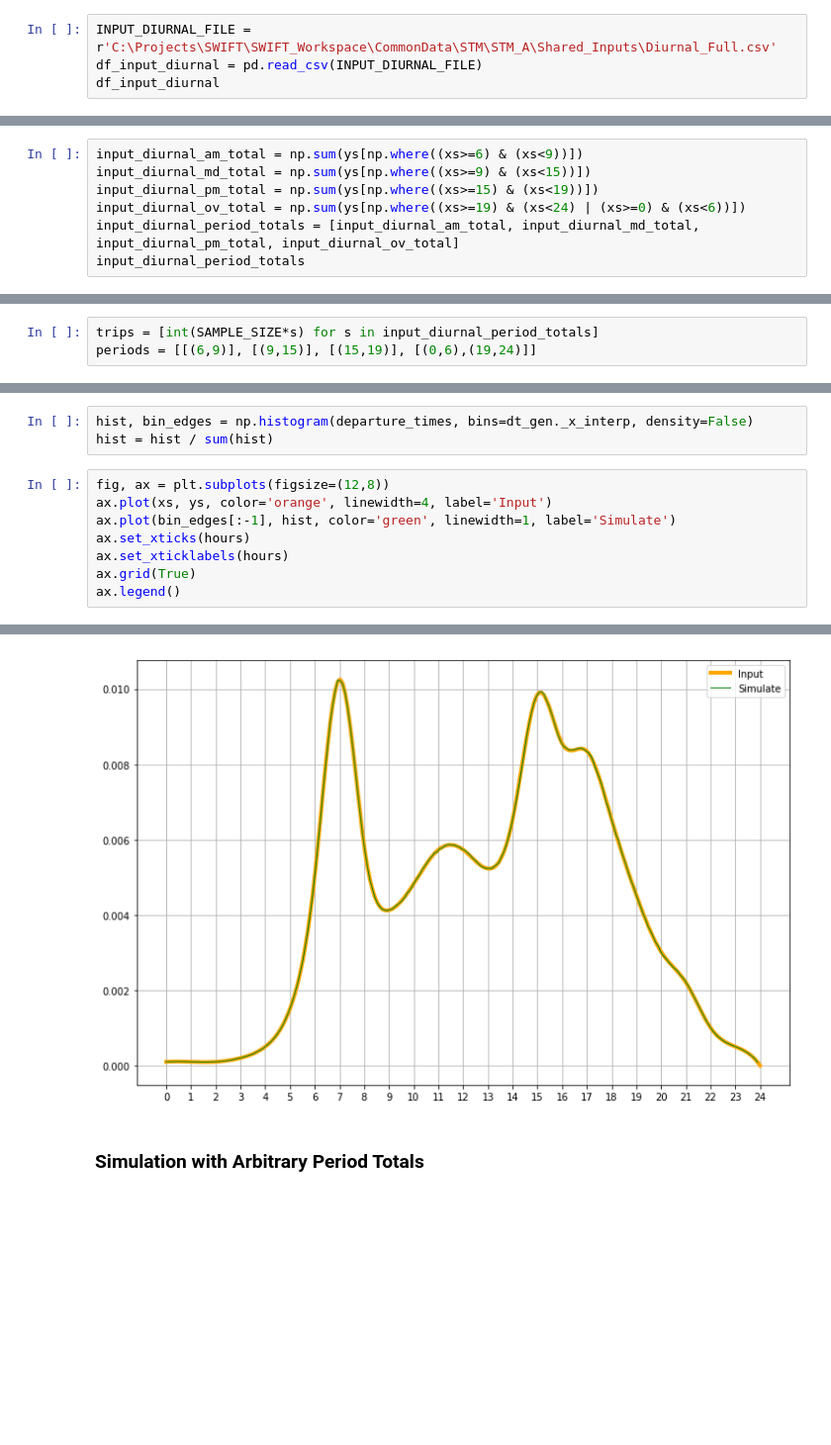
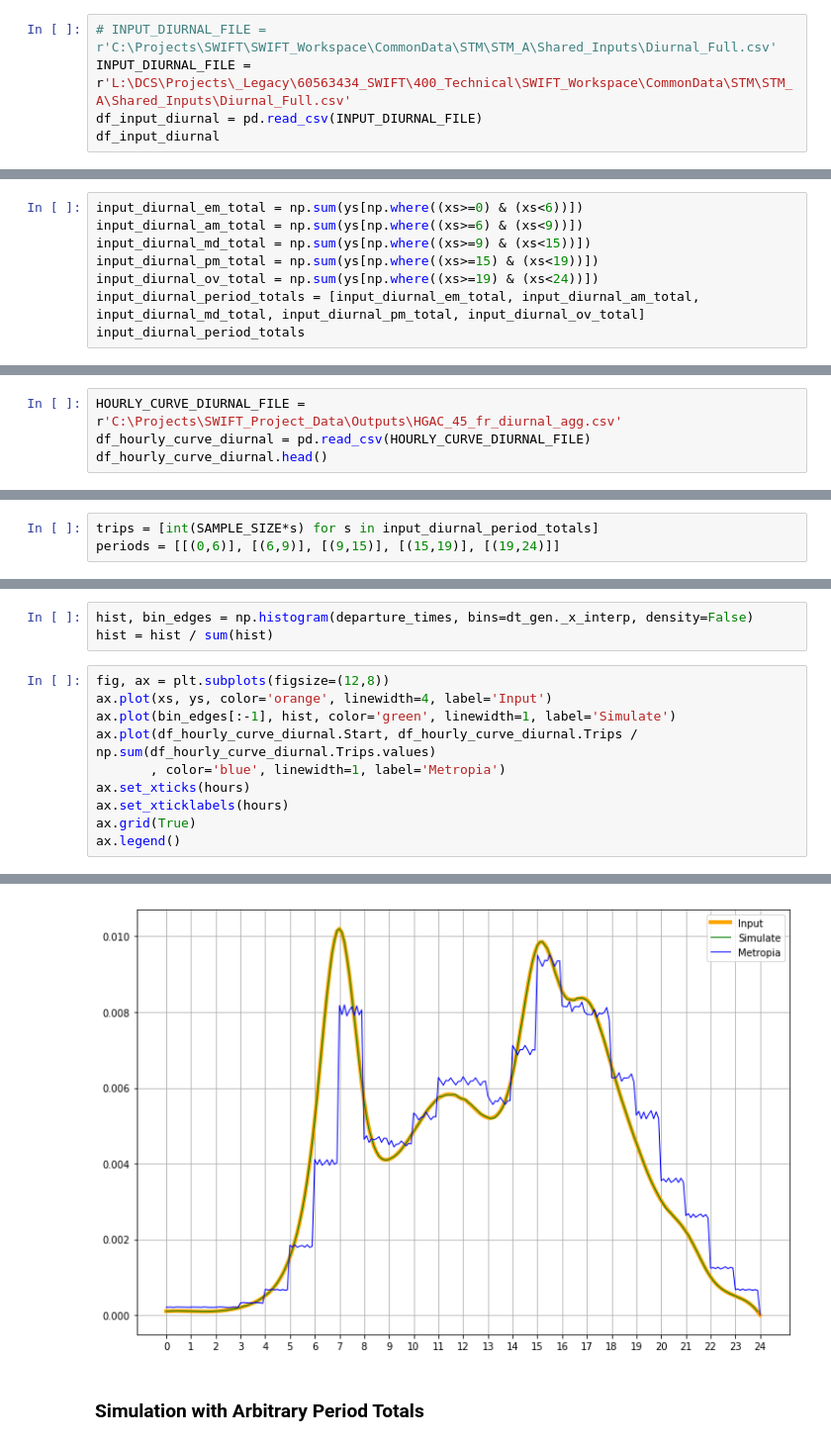
Before and after one commit to xys234/Work, a Jupyter notebook: notebooks/2019_05_09_SWIFT_Diurnal_Simulation.ipynb, the cells around one changed output, grey strips where cells are left out. Shown at 99% size. Drawn from its saved outputs; the diff is of its cells as text; blank space fills up the shorter version.

```diff
--- a/notebooks/2019_05_09_SWIFT_Diurnal_Simulation.ipynb
+++ b/notebooks/2019_05_09_SWIFT_Diurnal_Simulation.ipynb
@@ -18,5 +96,6 @@ array([ 0,  1,  2,  3,  4,  5,  6,  7,  8,  9, 10, 11, 12, 13, 14, 15, 16,
 # %%
-INPUT_DIURNAL_FILE = r'C:\Projects\SWIFT\SWIFT_Workspace\CommonData\STM\STM_A\Shared_Inputs\Diurnal_Full.csv'
+# INPUT_DIURNAL_FILE = r'C:\Projects\SWIFT\SWIFT_Workspace\CommonData\STM\STM_A\Shared_Inputs\Diurnal_Full.csv'
+INPUT_DIURNAL_FILE = r'L:\DCS\Projects\_Legacy\60563434_SWIFT\400_Technical\SWIFT_Workspace\CommonData\STM\STM_A\Shared_Inputs\Diurnal_Full.csv'
 df_input_diurnal = pd.read_csv(INPUT_DIURNAL_FILE)
 df_input_diurnal
 # %% [output]
@@ -41,10 +120,11 @@ df_input_diurnal
 # %%
 xs, ys = df_input_diurnal.HOUR.values, df_input_diurnal.SHARE.values
 # %%
+input_diurnal_em_total = np.sum(ys[np.where((xs>=0) & (xs<6))])
 input_diurnal_am_total = np.sum(ys[np.where((xs>=6) & (xs<9))])
 input_diurnal_md_total = np.sum(ys[np.where((xs>=9) & (xs<15))])
 input_diurnal_pm_total = np.sum(ys[np.where((xs>=15) & (xs<19))])
-input_diurnal_ov_total = np.sum(ys[np.where((xs>=19) & (xs<24) | (xs>=0) & (xs<6))])
-input_diurnal_period_totals = [input_diurnal_am_total, input_diurnal_md_total, input_diurnal_pm_total, input_diurnal_ov_total]
+input_diurnal_ov_total = np.sum(ys[np.where((xs>=19) & (xs<24))])
+input_diurnal_period_totals = [input_diurnal_em_total, input_diurnal_am_total, input_diurnal_md_total, input_diurnal_pm_total, input_diurnal_ov_total]
 input_diurnal_period_totals
 # %% [output]
@@ -58,0 +149,4 @@ SAMPLE_SIZE = 30_000_000
+# %%
+HOURLY_CURVE_DIURNAL_FILE = r'C:\Projects\SWIFT_Project_Data\Outputs\HGAC_45_fr_diurnal_agg.csv'
+df_hourly_curve_diurnal = pd.read_csv(HOURLY_CURVE_DIURNAL_FILE)
+df_hourly_curve_diurnal.head()
@@ -115,7 +229,7 @@ dt_gen = DTGenerator(x=xs, prob=ys, interp=0, seed=RANDOM_SEED)
 ### Simulated with Input Diurnal Period Totals
 # %%
 trips = [int(SAMPLE_SIZE*s) for s in input_diurnal_period_totals]
-periods = [[(6,9)], [(9,15)], [(15,19)], [(0,6),(19,24)]]
+periods = [[(0,6)], [(6,9)], [(9,15)], [(15,19)], [(19,24)]]
 # %%
 start = time.clock()
 departure_times = np.array([])
@@ -131,14 +245,16 @@ hist = hist / sum(hist)
 # %%
 fig, ax = plt.subplots(figsize=(12,8))
 ax.plot(xs, ys, color='orange', linewidth=4, label='Input')
 ax.plot(bin_edges[:-1], hist, color='green', linewidth=1, label='Simulate')
+ax.plot(df_hourly_curve_diurnal.Start, df_hourly_curve_diurnal.Trips / np.sum(df_hourly_curve_diurnal.Trips.values)
+       , color='blue', linewidth=1, label='Metropia')
 ax.set_xticks(hours)
 ax.set_xticklabels(hours)
 ax.grid(True)
 ax.legend()
 # %% [output]
 <matplotlib.legend.Legend at 0x...>
-[figure, old version]
+[figure, new version]
 # %% [markdown]
 ### Simulation with Arbitrary Period Totals
 # %%
```
Also changed, not shown: parts of 39 cells of this notebook, 1 other file.
